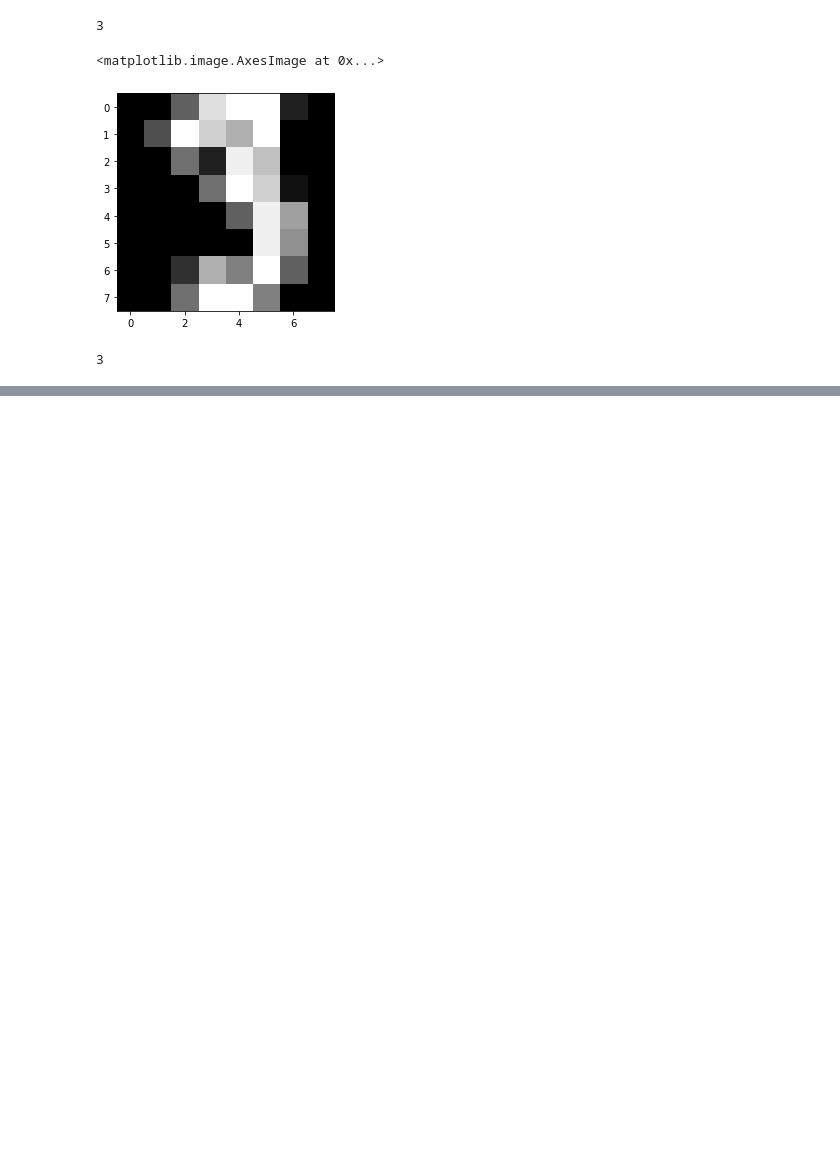
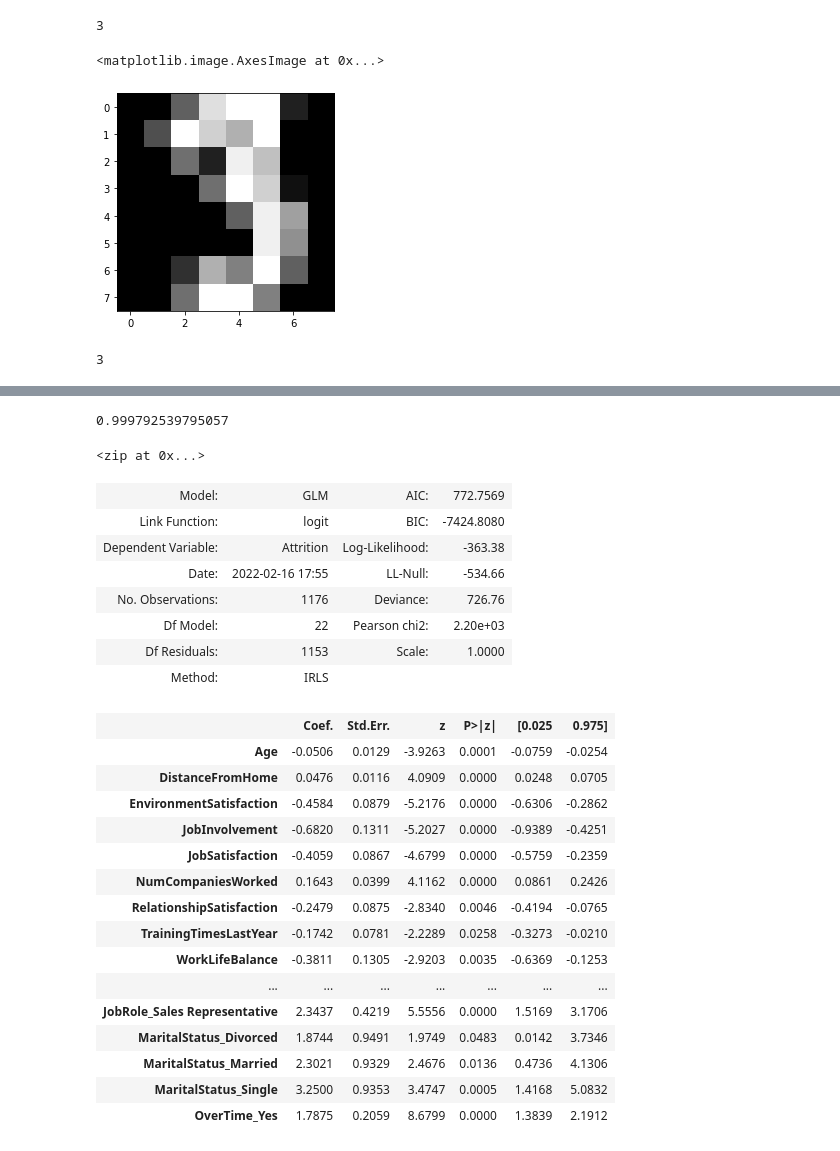
Before and after one commit to AIAcademyBatchH/Machine-Learning, a Jupyter notebook: Logistic_Regression/logreg_class_handson_2.ipynb, the cells around one changed output, grey strips where cells are left out. Cells and saved outputs as stored; diff of their text form; code cells hidden in the pictures; blank space fills up the shorter version.

```diff
--- a/Logistic_Regression/logreg_class_handson_2.ipynb
+++ b/Logistic_Regression/logreg_class_handson_2.ipynb
@@ -818,0 +991,43 @@ ytest.iloc[0]
+# %%
+max(model.pvalues)
+# %% [output]
+0.999792539795057
+# %%
+zip(model.pvalues, Xtrain.columns)
+# %% [output]
+<zip at 0x...>
+# %%
+while max(model.pvalues)>0.05:
+    for a,b in zip(model.pvalues, Xtrain.columns):
+        if a>0.05:
+            Xtrain = Xtrain.drop(b,axis=1)
+            Xtest = Xtest.drop(b,axis=1)
+            model = sm.GLM(ytrain,Xtrain,family=sm.families.Binomial()).fit()
+            break
+# %%
+model.summary2()
+# %% [output]
+| Model: | GLM | AIC: | 772.7569 |
+| Link Function: | logit | BIC: | -7424.8080 |
+| Dependent Variable: | Attrition | Log-Likelihood: | -363.38 |
+| Date: | 2022-02-16 17:55 | LL-Null: | -534.66 |
+| No. Observations: | 1176 | Deviance: | 726.76 |
+| Df Model: | 22 | Pearson chi2: | 2.20e+03 |
+| Df Residuals: | 1153 | Scale: | 1.0000 |
+| Method: | IRLS |  |  |
+|  | Coef. | Std.Err. | z | P>|z| | [0.025 | 0.975] |
+| Age | -0.0506 | 0.0129 | -3.9263 | 0.0001 | -0.0759 | -0.0254 |
+| DistanceFromHome | 0.0476 | 0.0116 | 4.0909 | 0.0000 | 0.0248 | 0.0705 |
+| EnvironmentSatisfaction | -0.4584 | 0.0879 | -5.2176 | 0.0000 | -0.6306 | -0.2862 |
+| JobInvolvement | -0.6820 | 0.1311 | -5.2027 | 0.0000 | -0.9389 | -0.4251 |
+| JobSatisfaction | -0.4059 | 0.0867 | -4.6799 | 0.0000 | -0.5759 | -0.2359 |
+| NumCompaniesWorked | 0.1643 | 0.0399 | 4.1162 | 0.0000 | 0.0861 | 0.2426 |
+| RelationshipSatisfaction | -0.2479 | 0.0875 | -2.8340 | 0.0046 | -0.4194 | -0.0765 |
+| TrainingTimesLastYear | -0.1742 | 0.0781 | -2.2289 | 0.0258 | -0.3273 | -0.0210 |
+| WorkLifeBalance | -0.3811 | 0.1305 | -2.9203 | 0.0035 | -0.6369 | -0.1253 |
+| ... | ... | ... | ... | ... | ... | ... |
+| JobRole_Sales Representative | 2.3437 | 0.4219 | 5.5556 | 0.0000 | 1.5169 | 3.1706 |
+| MaritalStatus_Divorced | 1.8744 | 0.9491 | 1.9749 | 0.0483 | 0.0142 | 3.7346 |
+| MaritalStatus_Married | 2.3021 | 0.9329 | 2.4676 | 0.0136 | 0.4736 | 4.1306 |
+| MaritalStatus_Single | 3.2500 | 0.9353 | 3.4747 | 0.0005 | 1.4168 | 5.0832 |
+| OverTime_Yes | 1.7875 | 0.2059 | 8.6799 | 0.0000 | 1.3839 | 2.1912 |
```
Also changed, not shown: parts of 29 cells of this notebook.
